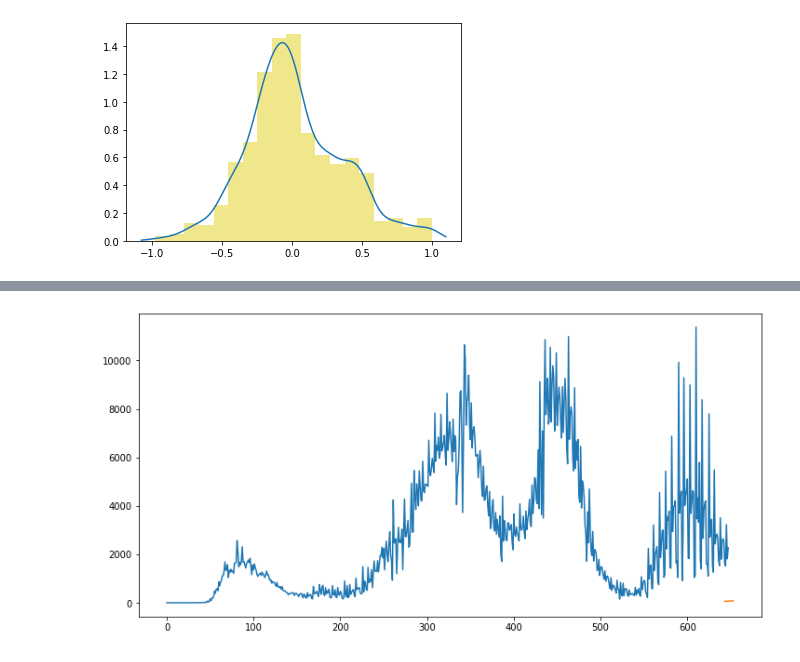
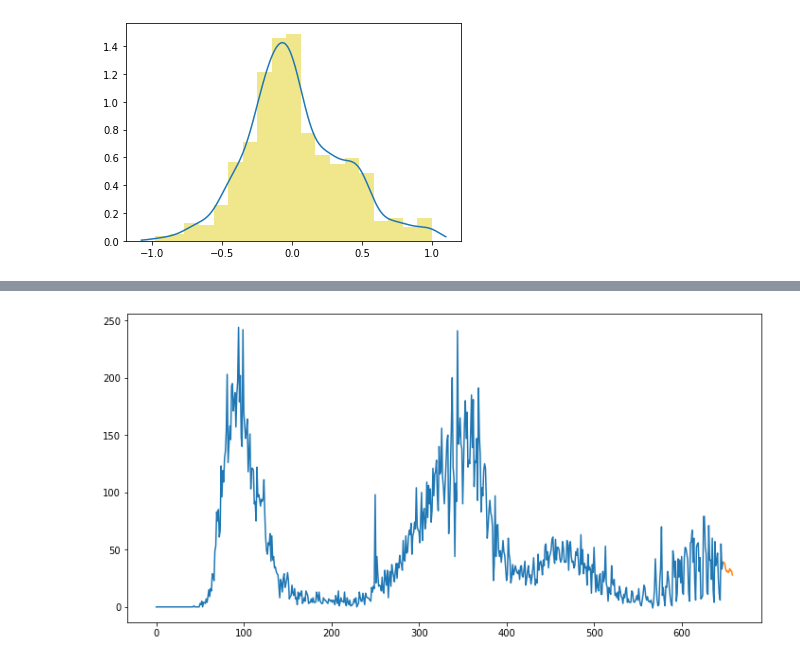
Before and after one commit to danielamichel/Proyecto1_DMichel_ADurrmuller, a Jupyter notebook: Proyecto_ASDurrmuller_DMichel.ipynb, the cells around one changed output, grey strips where cells are left out. Saved outputs shown, nothing was run; the diff lists cells and outputs as text; code cells hidden in the pictures.

```diff
--- a/Proyecto_ASDurrmuller_DMichel.ipynb
+++ b/Proyecto_ASDurrmuller_DMichel.ipynb
@@ -864,11 +850,11 @@ plt.show()
 # %%
 plt.figure(figsize=(12,6))
-plt.plot(clean_data[clean_data.iso_code == 'CAN'].reset_index()['new_cases'])
+plt.plot(clean_data[clean_data.iso_code == 'CAN'].reset_index()['new_deaths'])
 media_sim_can_m = casos_sim.mean(axis=0)
 plt.plot(list(range(x_ran, x_ran + dias_a_sim + 1)), [ultimo_valor] + list(casos_sim.mean(axis=0)))
 plt.show()
 # %% [output]
-[figure, old version]
+[figure, new version]
 # %%
 media_sim_can_m
 # %% [output]
```
Also changed, not shown: parts of 54 cells of this notebook, 1 other file.
